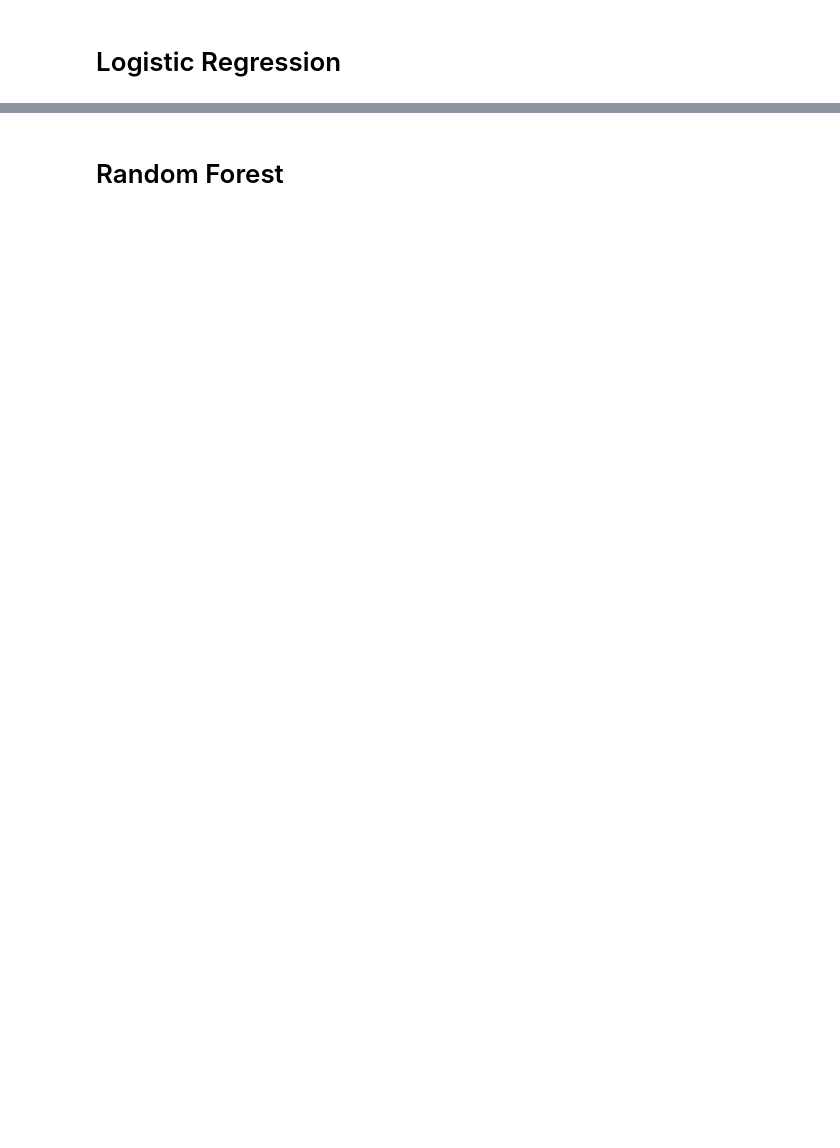
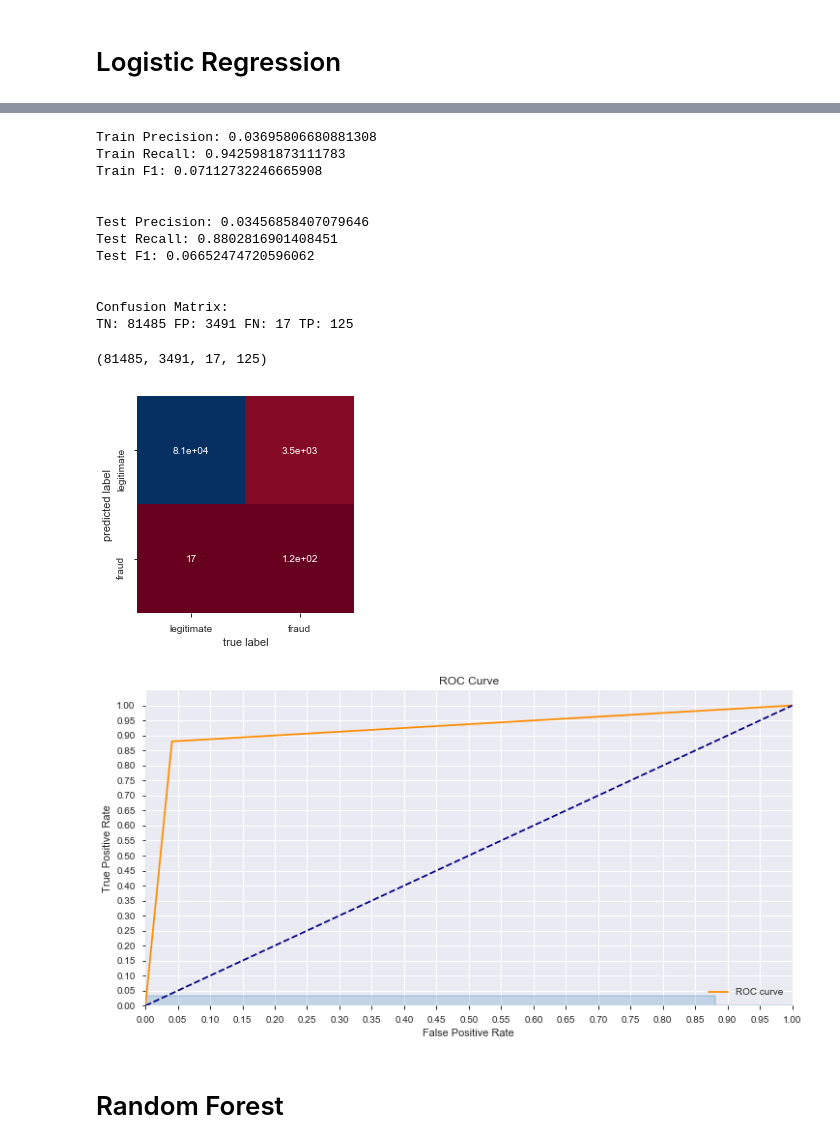
Before and after one commit to AdamBlomfield/mod_5_project, a Jupyter notebook: notebooks/ke_mod_5_project.ipynb, the cells around one changed output, grey strips where cells are left out. Cells and saved outputs as stored; diff of their text form; code cells hidden in the pictures; blank space fills up the shorter version.

```diff
--- a/notebooks/ke_mod_5_project.ipynb
+++ b/notebooks/ke_mod_5_project.ipynb
@@ -260,3 +601,21 @@ df_log_reg = df_cleaned.copy()
+# %%
+make_RandomUnderSampler_model(X_train, y_train, X_test, y_test, LogisticRegression(fit_intercept = False, C = 1e12))
+# %% [output]
+Train Precision: 0.03695806680881308
+Train Recall: 0.9425981873111783
+Train F1: 0.07112732246665908
+
+
+Test Precision: 0.03456858407079646
+Test Recall: 0.8802816901408451
+Test F1: 0.06652474720596062
+
+
+Confusion Matrix:
+TN: 81485 FP: 3491 FN: 17 TP: 125
+(81485, 3491, 17, 125)
+[figure, added]
+[figure, added]
 # %%
 # Adam's code for SKlearn
 
```
Also changed, not shown: parts of 75 cells of this notebook, 3 other files.
